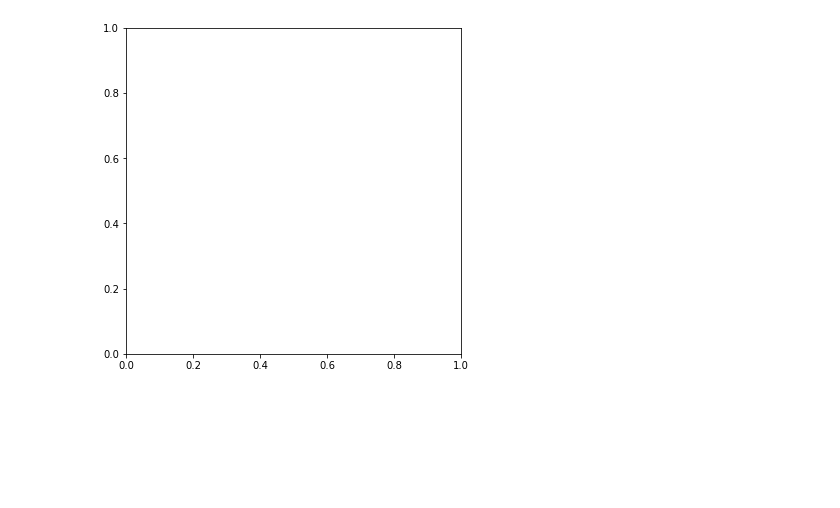
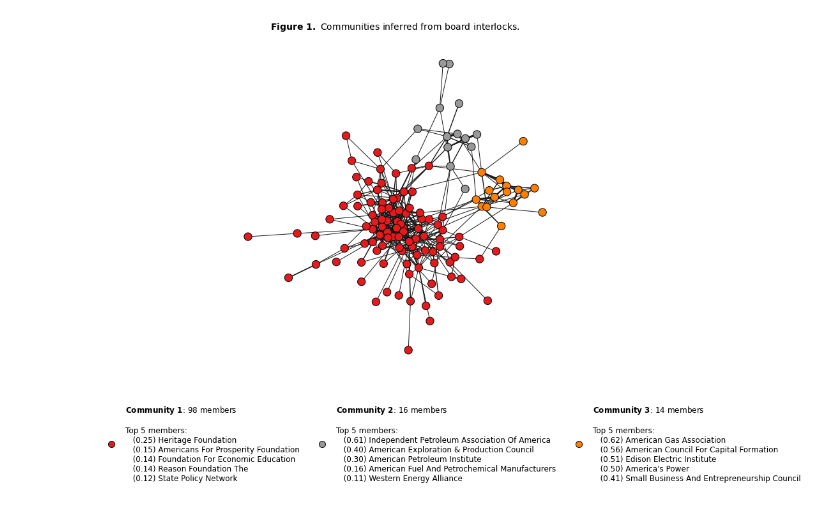
Before and after one commit to galenphall/ideology_private_interest_replication, a Jupyter notebook: development.ipynb, the cells around one changed output. Cells and saved outputs as stored; diff of their text form; code cells hidden in the pictures; blank space fills up the shorter version.

Commit message:
Added development notebook with network and topic similarity figures

```diff
--- a/development.ipynb
+++ b/development.ipynb
@@ -1,11 +12,4 @@
 # %%
-import pandas as pd
-import networkx as nx
-import numpy as np
-import infomap
-from matplotlib import pyplot as plt
-from matplotlib import colors
-
 df_org = pd.read_csv('data/metadata.csv')
 
 df_intr = pd.read_json('data/cccm_interlocks.json')
@@ -17,51 +21,88 @@ eins = pd.read_csv('data/eins.csv')
 ein_to_name = eins.set_index('EIN').ORG
 name_to_ein = eins.set_index('ORG').EIN
 
-interlocks = pd.DataFrame(
+edgelist = pd.DataFrame(
     [
         {
             'ein1': row.ein1,
             'ein2': row.ein2,
-            'year1': y1,
-            'year2': y2,
-            'strength': np.exp(- abs(y1 - y2))
+            'strength': 1
         }
         for idx, row in df_intr.iterrows()
-        for y1 in row.group1Years
-        for y2 in row.group2Years
-        if not (((y1 == y2) & (row.ein1 == row.ein2)) | y1 < 2003 | y2 < 2003)
+        if not ((row.ein1 == row.ein2))
     ]
-).groupby(['ein1', 'ein2', 'year1', 'year2']).strength.sum().reset_index(drop = False)
+).groupby(['ein1', 'ein2',]).strength.sum().reset_index(drop = False)
 
-edgelist = interlocks.groupby(['ein1', 'ein2']).strength.sum().reset_index(drop = False)
+edgelist = edgelist[edgelist.strength > 0]
+
 edgelist.columns = ['source', 'target', 'weight']
 edgelist['source'] = edgelist.source.map(ein_to_name)
 edgelist['target'] = edgelist.target.map(ein_to_name)
 
 edgelist = edgelist[~edgelist.apply(lambda r: 'MECHANICAL' in str(r), 1)]
 
-G = nx.from_pandas_edgelist(edgelist, edge_attr = 'weight')
-V = list(G.nodes)
+G_interlocks = nx.from_pandas_edgelist(edgelist, edge_attr = 'weight')
 
-im = infomap.Infomap('--markov-time 0.85 --tree data')
-im.add_networkx_graph(G, weight='weight')
+G_interlocks = G_interlocks.subgraph(next(nx.connected_components(G_interlocks)))
+
+for e in G_interlocks.edges(data = True):
+    G_interlocks.edges[e[:2]]['distance'] = 1/e[2]['weight']
+
+V = list(G_interlocks.nodes)
+
+im = infomap.Infomap()
+im.add_networkx_graph(G_interlocks, weight='weight')
 im.run()
-communities = {V[k]:v for k,v in im.get_modules().items()}
-nx.set_node_attributes(G, communities, 'community')
+interlock_communities = pd.Series({V[k]:v for k,v in im.get_modules().items()})
+nx.set_node_attributes(G_interlocks, interlock_communities, 'community')
 
-communities_list = [c - 1 for c in nx.get_node_attributes(G, 'community').values()]
+communities_list = [c for c in nx.get_node_attributes(G_interlocks, 'community').values()]
 num_communities = max(communities_list) + 1
 
 # color map from http://colorbrewer2.org/
-cmap = colors.ListedColormap(
-    ['#d53e4f','#fc8d59','#fee08b','#e6f598','#99d594','#3288bd'], 'indexed', num_communities)
+cmap = "Set1"#colors.ListedColormap(
+   # ['#d53e4f','#fc8d59','#fee08b','#e6f598','#99d594','#3288bd'], 'indexed', num_communities)
 
-pos = nx.spring_layout(G, k = 4, iterations = 500, seed = 19012022)
-ew = [e[2]['weight']**0.5 for e in G.edges(data = True)]
+pos = nx.spring_layout(G_interlocks, k = 1, iterations = 5000, seed = 19012022)
+ew = [e[2]['weight']**0.5 for e in G_interlocks.edges(data = True)]
 
-fig, ax = plt.subplots(1,1, figsize = (6,6))
+fig, ax = plt.subplots(1,1, figsize = (10,10))
 
-nodes = nx.draw_networkx_nodes(G, ax = ax, pos = pos, node_color = communities_list, node_size = 100, cmap = 'tab20t')
+nodes = nx.draw_networkx_nodes(G_interlocks, ax = ax, pos = pos, node_color = communities_list, node_size = 150, cmap = cmap)
 nodes.set_edgecolor('k')
-edges = nx.draw_networkx_edges(G, ax = ax, pos = pos, width = ew, edge_color = (0,0,0,1))
+edges = nx.draw_networkx_edges(G_interlocks, ax = ax, pos = pos, width = ew, edge_color = (0.1,0.1,0.1,1))
+
+legend_markers = [
+    Line2D(
+        [0],
+        [0],
+        mfc=nodes.cmap(nodes.norm(m)),
+        markersize = 100**0.5,
+        lw = 0,
+        marker = 'o',
+        mec = 'k'
+    )
+    for m in interlock_communities.unique()
+]
+
+top_members = {}
+
+for m in sorted(interlock_communities.unique()):
+    t_m = interlock_communities[interlock_communities == m]
+    G_m = G_interlocks.subgraph(t_m.index.values)
+    centrality = pd.Series(dict(nx.betweenness_centrality(G_m, weight = 'distance')))
+
+    top_members[m] = (
+        (interlock_communities == m).sum(),
+        '\n   '.join(["(%.2f) "%n + string.capwords(idx) for idx, n in centrality.sort_values()[:-6:-1].iteritems()])
+    )
+
+legend_titles = [r"$\bf{Community~" + str(m)+r"}$:" + f" {N} members\n\nTop 5 members:\n   {members}" for m, (N, members) in top_members.items()]
+ax.invert_xaxis()
+ax.legend(legend_markers, legend_titles, ncol = 3, loc='upper center', bbox_to_anchor=(0.66, -0.05), frameon = False, fontsize = 12)
+
+# Add the title and remove the plot edges
+[ax.spines[s].set_visible(False) for s in ax.spines]
+
+ax.set_title(r"$\bf{Figure~1.}$ Communities inferred from board interlocks.", fontsize = 14)
 # %% [output]
@@ -69,4 +110,4 @@ ValueError: 'tab20t' is not a valid value for name; supported values are 'Accent
-[figure, old version]
+[figure, new version]
 # %%
 topics = ['V%i'%i for i in range(1, 51)]
 
```
Also changed, not shown: parts of 20 cells of this notebook.
